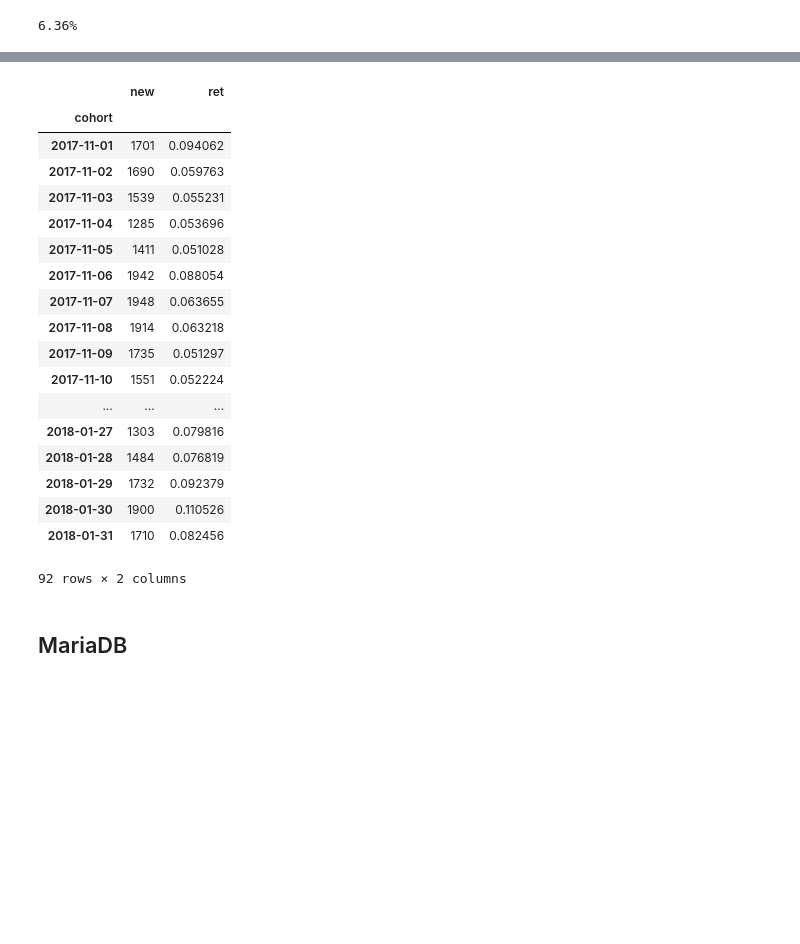
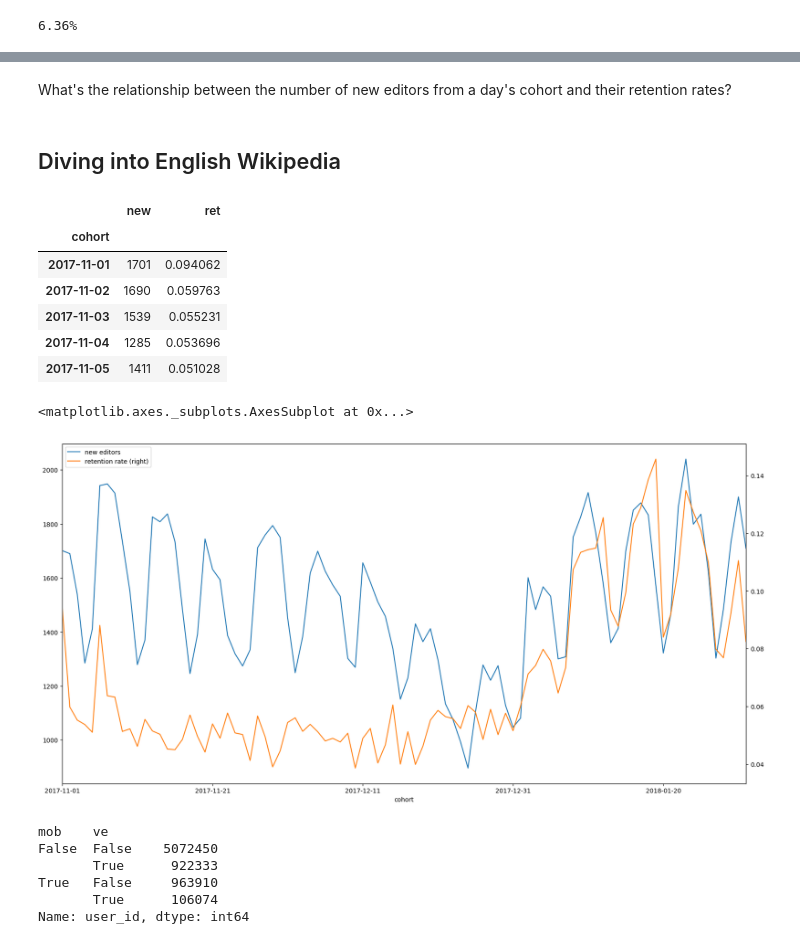
Before and after one commit to wikimedia-research/2018-01-new-editor-retention-analysis, a Jupyter notebook: analysis.ipynb, the cells around one changed output, grey strips where cells are left out. Cells and saved outputs as stored; diff of their text form; code cells hidden in the pictures; blank space fills up the shorter version.

```diff
--- a/analysis.ipynb
+++ b/analysis.ipynb
@@ -13,3 +78,0 @@ glob_ret.head()
-# %%
-proj_ret = pd.read_table("data/adl_project_monthly_retention.tsv")
-proj_ret.head()
@@ -23,4 +78,0 @@ proj_ret.head()
-# %%
-# Filter out small wikis likely to have too much noise
-proj_ret = proj_ret.query("new_eds >= 100")
-proj_ret.head()
@@ -142,6 +187,3 @@ pct(global_retention(proj_ret.query("wiki != 'enwiki' and cohort != '2018-01'"))
 pct(global_retention(proj_ret.query("wiki != 'enwiki' and cohort == '2018-01'")))
 # %% [output]
 6.36%
-# %%
-enw_new = pd.read_csv("data/adl_enwiki_new_editors.tsv")
-enw_new.head()
@@ -155,33 +190,26 @@ enw_new.head()
+# %% [markdown]
+What's the relationship between the number of new editors from a day's cohort and their retention rates?
+# %% [markdown]
+## Diving into English Wikipedia
 # %%
 def ret(g):
     df = enw_new
 
     new_eds =  g["user_name"].count()
     ret_eds = g[df.ix[g.index]["2nd_month_edits"] >= 1]["user_name"].count()
     return ret_eds / new_eds
 
 adl_new = enw_new.groupby("cohort").count()["user_name"]
 
 adl_ret = enw_new.groupby("cohort").apply(ret)
 
-pd.DataFrame({"new": adl_new, "ret": adl_ret})
+enw_daily = pd.DataFrame({"new": adl_new, "ret": adl_ret})
+enw_daily.head()
 # %% [output]
 |  | new | ret |
 | cohort |  |  |
 | 2017-11-01 | 1701 | 0.094062 |
 | 2017-11-02 | 1690 | 0.059763 |
 | 2017-11-03 | 1539 | 0.055231 |
 | 2017-11-04 | 1285 | 0.053696 |
 | 2017-11-05 | 1411 | 0.051028 |
-| 2017-11-06 | 1942 | 0.088054 |
-| 2017-11-07 | 1948 | 0.063655 |
-| 2017-11-08 | 1914 | 0.063218 |
-| 2017-11-09 | 1735 | 0.051297 |
-| 2017-11-10 | 1551 | 0.052224 |
-| ... | ... | ... |
-| 2018-01-27 | 1303 | 0.079816 |
-| 2018-01-28 | 1484 | 0.076819 |
-| 2018-01-29 | 1732 | 0.092379 |
-| 2018-01-30 | 1900 | 0.110526 |
-| 2018-01-31 | 1710 | 0.082456 |
-92 rows × 2 columns
@@ -190,2 +215,0 @@ adl_ret
-# %% [markdown]
-## MariaDB
@@ -193,0 +216,15 @@ en_new_revs = pd.read_table("data/mdb_enwiki_new_user_revisions.tsv")
+# %%
+enw_daily.new.plot(label="new editors", legend=True)
+enw_daily.ret.plot(secondary_y=True, label="retention rate", legend=True)
+# %% [output]
+<matplotlib.axes._subplots.AxesSubplot at 0x...>
+[figure, added]
+# %%
+en_revs.groupby(["mob", "ve"])["user_id"].count()
+# %% [output]
+mob    ve
+False  False    5072450
+       True      922333
+True   False     963910
+       True      106074
+Name: user_id, dtype: int64
```
Also changed, not shown: parts of 37 cells of this notebook, 3 other files.
